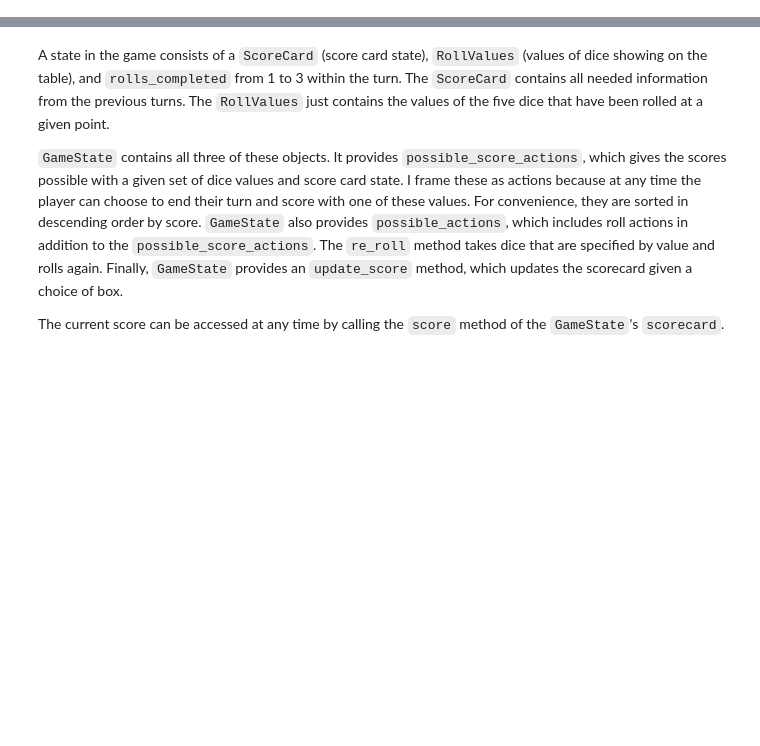
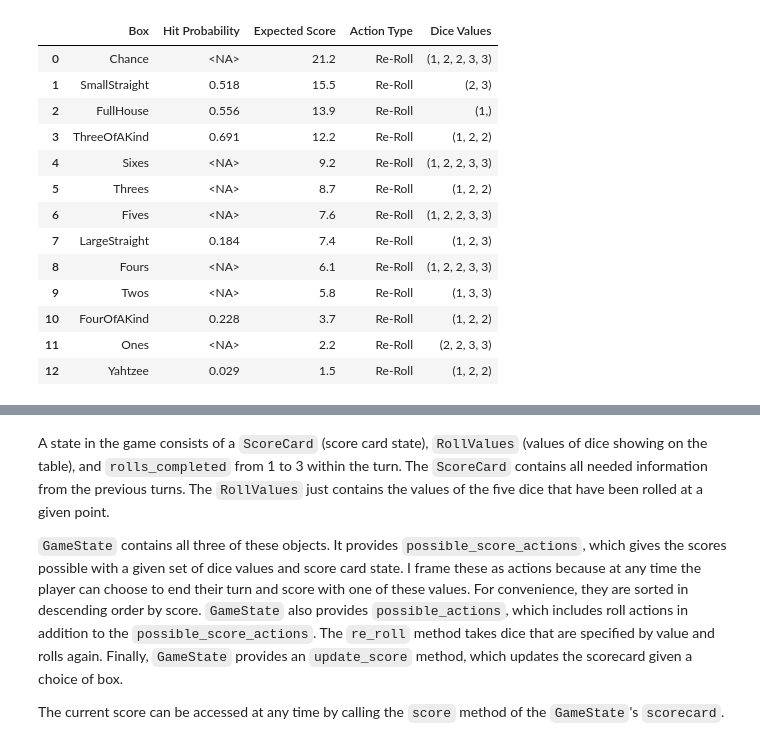
Before and after one commit to tdauer2718/yahtzee, a Jupyter notebook: yahtzee_sandbox.ipynb, the cells around one changed output, grey strips where cells are left out. Cells and saved outputs as stored; diff of their text form; code cells hidden in the pictures; blank space fills up the shorter version.

```diff
--- a/yahtzee_sandbox.ipynb
+++ b/yahtzee_sandbox.ipynb
@@ -36,3 +45,20 @@ from expected_score_utils import (
     hit_probability_from_action,
     create_expected_scores_table_two_rolls,
 )
+# %%
+best_action_by_box_with_score_as_table(RollValues(1, 2, 2, 3, 3), allowed_boxes=Box, n_rolls_left=2)
+# %% [output]
+|  | Box | Hit Probability | Expected Score | Action Type | Dice Values |
+| 0 | Chance | <NA> | 21.2 | Re-Roll | (1, 2, 2, 3, 3) |
+| 1 | SmallStraight | 0.518 | 15.5 | Re-Roll | (2, 3) |
+| 2 | FullHouse | 0.556 | 13.9 | Re-Roll | (1,) |
+| 3 | ThreeOfAKind | 0.691 | 12.2 | Re-Roll | (1, 2, 2) |
+| 4 | Sixes | <NA> | 9.2 | Re-Roll | (1, 2, 2, 3, 3) |
+| 5 | Threes | <NA> | 8.7 | Re-Roll | (1, 2, 2) |
+| 6 | Fives | <NA> | 7.6 | Re-Roll | (1, 2, 2, 3, 3) |
+| 7 | LargeStraight | 0.184 | 7.4 | Re-Roll | (1, 2, 3) |
+| 8 | Fours | <NA> | 6.1 | Re-Roll | (1, 2, 2, 3, 3) |
+| 9 | Twos | <NA> | 5.8 | Re-Roll | (1, 3, 3) |
+| 10 | FourOfAKind | 0.228 | 3.7 | Re-Roll | (1, 2, 2) |
+| 11 | Ones | <NA> | 2.2 | Re-Roll | (2, 2, 3, 3) |
+| 12 | Yahtzee | 0.029 | 1.5 | Re-Roll | (1, 2, 2) |
```
Also changed, not shown: parts of 19 cells of this notebook, 11 other files.
